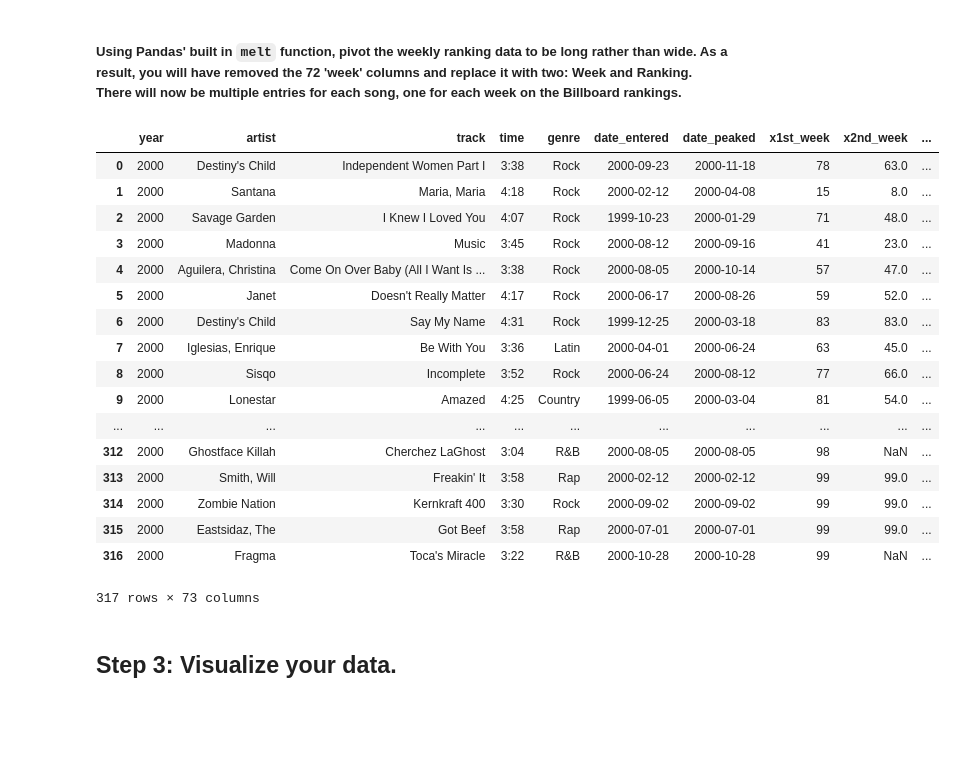
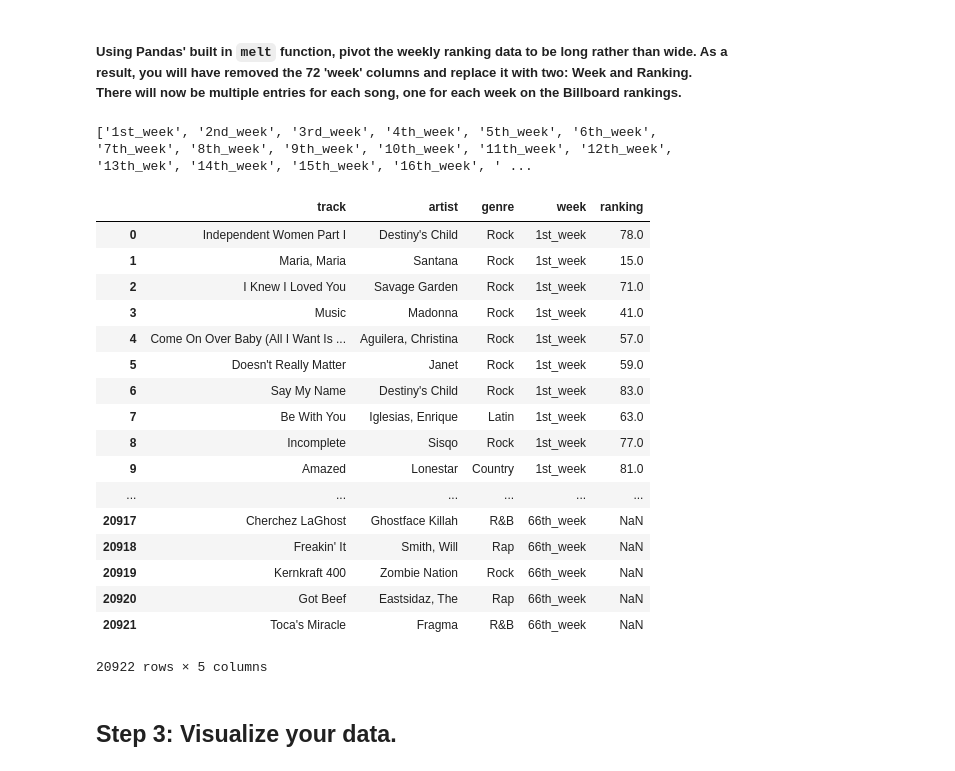
Before and after one commit to stavgrossfeld/GA-Data-Science-Immersive, a Jupyter notebook: projects/project-02/starter-code/project_2.ipynb, the cells around one changed output. Saved outputs shown, nothing was run; the diff lists cells and outputs as text; code cells hidden in the pictures; blank space fills up the shorter version.

```diff
--- a/projects/project-02/starter-code/project_2.ipynb
+++ b/projects/project-02/starter-code/project_2.ipynb
@@ -111,38 +121,55 @@ abcdefghijklmnopqrstuvwxyz
+# %%
+
+clean_billboard = billboard.loc[:,:'66th_week']   # slice the data up to the 66th week, since all the values after are NaN
+
+
+#print pd.to_datetime(clean_billboard['date_entered'])
 # %% [markdown]
 ##### Using Pandas' built in `melt` function, pivot the weekly ranking data to be long rather than wide. As a result, you will have removed the 72 'week' columns and replace it with two: Week and Ranking. There will now be multiple entries for each song, one for each week on the Billboard rankings.
 # %%
-billboard.loc[:,:'x66th_week']
+#clean_billboard.info()
+clean_billboard[['track','artist','genre']]
+weeks = clean_billboard.iloc[:,7:].columns.values.tolist()
+print weeks
 
 
+melted = pd.melt(clean_billboard, id_vars = ['track','artist','genre'], value_vars = ['1st_week','2nd_week'])
+#melted
 
-
-#subset_long = pd.melt(billboard, id_vars = ['track','artist','genre'], value_vars = weeks[7:], var_name='week', value_name='ranking')
+melted_suhhhhh = pd.melt(clean_billboard, id_vars = ['track','artist','genre'], value_vars = weeks, var_name = 'week', value_name = 'ranking')
+melted_suhhhhh
+#subset_long = pd.melt(clean_billboard, id_vars = ['track','artist','genre'], value_vars = clean_billboard.ix[7:], var_name='week', value_name='ranking')
 
 
 # subset_long.describe()
 # print subset_long
 
 # subset_new = subset_long[['track','artist','value']]
 #         #var_name='variable',#             value_name='value')
 # print subset_new.shape
 # subset_new.index = subset_long['variable']
 # subset_new
+
+
+#week1 = subset_long[subset_long['week'] == 'x1st.week']
+#print week1.columns    #how our billboard stacks for week 1
 # %% [output]
+['1st_week', '2nd_week', '3rd_week', '4th_week', '5th_week', '6th_week', '7th_week', '8th_week', '9th_week', '10th_week', '11th_week', '12th_week', '13th_wek', '14th_week', '15th_week', '16th_week', ' ...
-|  | year | artist | track | time | genre | date_entered | date_peaked | x1st_week | x2nd_week | ... |
-| 0 | 2000 | Destiny's Child | Independent Women Part I | 3:38 | Rock | 2000-09-23 | 2000-11-18 | 78 | 63.0 | ... |
-| 1 | 2000 | Santana | Maria, Maria | 4:18 | Rock | 2000-02-12 | 2000-04-08 | 15 | 8.0 | ... |
-| 2 | 2000 | Savage Garden | I Knew I Loved You | 4:07 | Rock | 1999-10-23 | 2000-01-29 | 71 | 48.0 | ... |
-| 3 | 2000 | Madonna | Music | 3:45 | Rock | 2000-08-12 | 2000-09-16 | 41 | 23.0 | ... |
-| 4 | 2000 | Aguilera, Christina | Come On Over Baby (All I Want Is ... | 3:38 | Rock | 2000-08-05 | 2000-10-14 | 57 | 47.0 | ... |
-| 5 | 2000 | Janet | Doesn't Really Matter | 4:17 | Rock | 2000-06-17 | 2000-08-26 | 59 | 52.0 | ... |
-| 6 | 2000 | Destiny's Child | Say My Name | 4:31 | Rock | 1999-12-25 | 2000-03-18 | 83 | 83.0 | ... |
-| 7 | 2000 | Iglesias, Enrique | Be With You | 3:36 | Latin | 2000-04-01 | 2000-06-24 | 63 | 45.0 | ... |
-| 8 | 2000 | Sisqo | Incomplete | 3:52 | Rock | 2000-06-24 | 2000-08-12 | 77 | 66.0 | ... |
-| 9 | 2000 | Lonestar | Amazed | 4:25 | Country | 1999-06-05 | 2000-03-04 | 81 | 54.0 | ... |
-| ... | ... | ... | ... | ... | ... | ... | ... | ... | ... | ... |
-| 312 | 2000 | Ghostface Killah | Cherchez LaGhost | 3:04 | R&B | 2000-08-05 | 2000-08-05 | 98 | NaN | ... |
-| 313 | 2000 | Smith, Will | Freakin' It | 3:58 | Rap | 2000-02-12 | 2000-02-12 | 99 | 99.0 | ... |
-| 314 | 2000 | Zombie Nation | Kernkraft 400 | 3:30 | Rock | 2000-09-02 | 2000-09-02 | 99 | 99.0 | ... |
-| 315 | 2000 | Eastsidaz, The | Got Beef | 3:58 | Rap | 2000-07-01 | 2000-07-01 | 99 | 99.0 | ... |
-| 316 | 2000 | Fragma | Toca's Miracle | 3:22 | R&B | 2000-10-28 | 2000-10-28 | 99 | NaN | ... |
+|  | track | artist | genre | week | ranking |
+| 0 | Independent Women Part I | Destiny's Child | Rock | 1st_week | 78.0 |
+| 1 | Maria, Maria | Santana | Rock | 1st_week | 15.0 |
+| 2 | I Knew I Loved You | Savage Garden | Rock | 1st_week | 71.0 |
+| 3 | Music | Madonna | Rock | 1st_week | 41.0 |
+| 4 | Come On Over Baby (All I Want Is ... | Aguilera, Christina | Rock | 1st_week | 57.0 |
+| 5 | Doesn't Really Matter | Janet | Rock | 1st_week | 59.0 |
+| 6 | Say My Name | Destiny's Child | Rock | 1st_week | 83.0 |
+| 7 | Be With You | Iglesias, Enrique | Latin | 1st_week | 63.0 |
+| 8 | Incomplete | Sisqo | Rock | 1st_week | 77.0 |
+| 9 | Amazed | Lonestar | Country | 1st_week | 81.0 |
+| ... | ... | ... | ... | ... | ... |
+| 20917 | Cherchez LaGhost | Ghostface Killah | R&B | 66th_week | NaN |
+| 20918 | Freakin' It | Smith, Will | Rap | 66th_week | NaN |
+| 20919 | Kernkraft 400 | Zombie Nation | Rock | 66th_week | NaN |
+| 20920 | Got Beef | Eastsidaz, The | Rap | 66th_week | NaN |
+| 20921 | Toca's Miracle | Fragma | R&B | 66th_week | NaN |
-317 rows × 73 columns
+20922 rows × 5 columns
```
Also changed, not shown: parts of 9 cells of this notebook.
